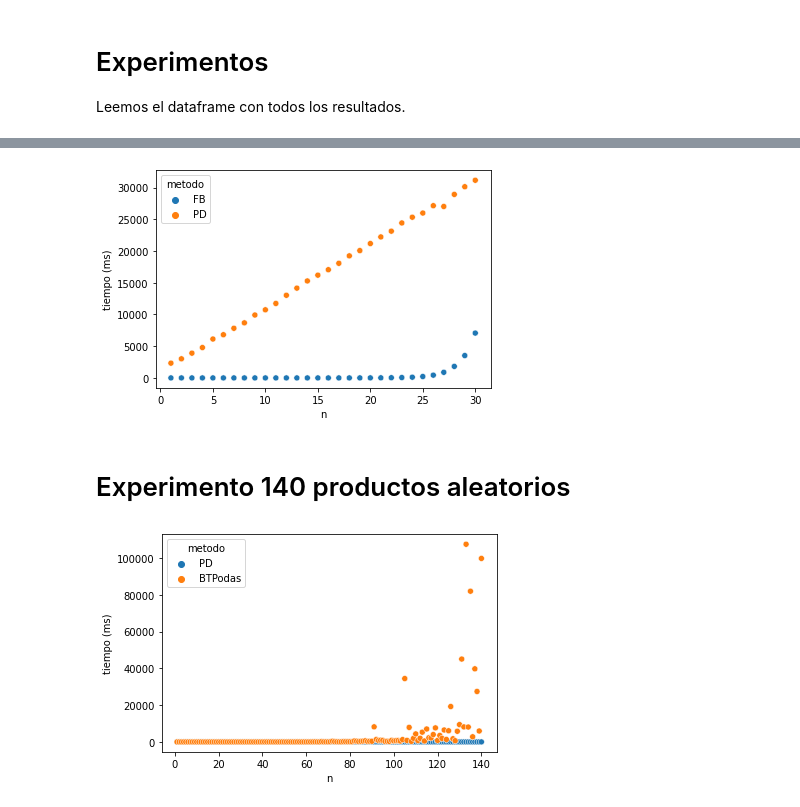
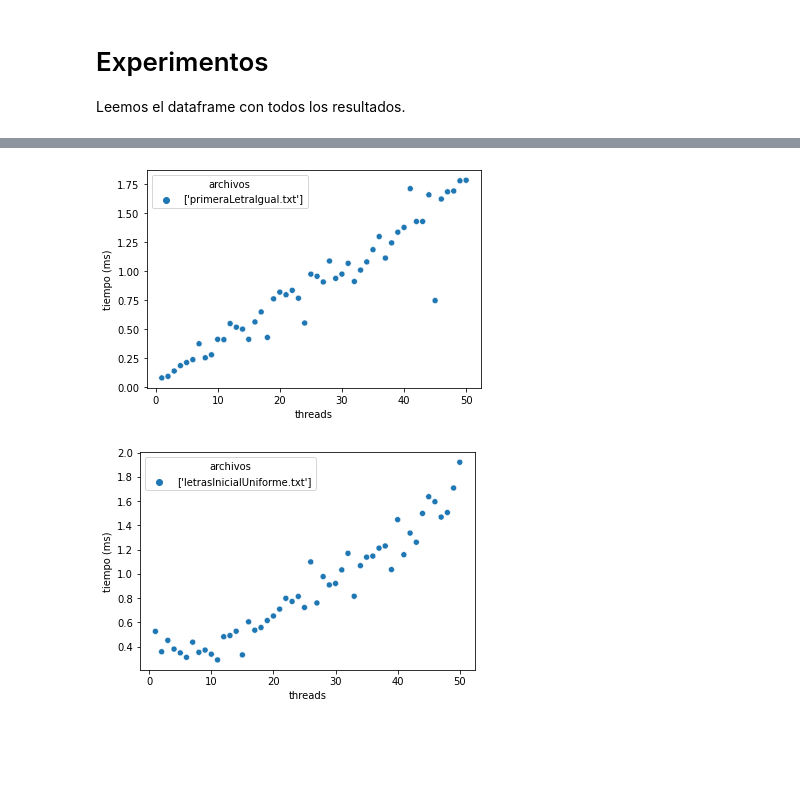
Before and after one commit to axelnico/so-tp-threading, a Jupyter notebook: analisis.ipynb, the cells around one changed output, grey strips where cells are left out. Drawn from its saved outputs; the diff is of its cells as text; code cells hidden in the pictures; blank space fills up the shorter version.

Commit message:
emprolijamiento de archivos de jupyter

```diff
--- a/analisis.ipynb
+++ b/analisis.ipynb
@@ -29,7 +26,7 @@ Los métodos evaluados en este notebook son los siguientes:
 # Experimentos
 Leemos el dataframe con todos los resultados.
 # %%
-df_resultados = pd.read_csv("resultado4.csv");
+df_resultados = pd.read_csv("resultado.csv");
 df_resultados.head()
 # %% [output]
 |  | Experimento | tA | tM | archivos | tiempoA | tiempoM |
@@ -85,16 +56,14 @@ En este experimento se trata de comparar FB y PD cuando hay pocos productos, per
 # %%
-df_R_grande = df_resultados[((df_resultados["metodo"]=="FB") | (df_resultados["metodo"]=="PD")) & (df_resultados["dataset"] == "R-grande")].copy();
-fig = sns.scatterplot(data=df_R_grande, x='n', y='tiempo', hue='metodo');
-fig.set(xlabel='n', ylabel='tiempo (ms)');
-plt.savefig("graficos/R-grande-BT-PD.svg");
+df_complejidad_FB = df_resultados[(df_resultados["Experimento"]=="Maximo") & (df_resultados["archivos"]=="['primeraLetraIgual.txt']")].copy();
+fig = sns.scatterplot(data=df_complejidad_FB, x='tM', y='tiempoM', hue='archivos');
+fig.set(xlabel='threads', ylabel='tiempo (ms)');
+plt.savefig("maximo-threads-muchas-palabras-primera-letra-igual.svg");
 # %% [output]
-[figure, old version]
+[figure, new version]
-# %% [markdown]
-# Experimento 140 productos aleatorios
 # %%
-df_aleatorio_muchos_productos = df_resultados[((df_resultados["metodo"]=="BTPodas") | (df_resultados["metodo"]=="PD")) & (df_resultados["dataset"] == "random-muchos-productos")].copy();
-fig = sns.scatterplot(data=df_aleatorio_muchos_productos, x='n', y='tiempo', hue='metodo');
-fig.set(xlabel='n', ylabel='tiempo (ms)');
-plt.savefig("graficos/comparacion-fb-dp-muchos-productos.svg");
+df_complejidad_FB = df_resultados[(df_resultados["Experimento"]=="Maximo") & (df_resultados["archivos"]=="['letrasInicialUniforme.txt']")].copy();
+fig = sns.scatterplot(data=df_complejidad_FB, x='tM', y='tiempoM', hue='archivos');
+fig.set(xlabel='threads', ylabel='tiempo (ms)');
+plt.savefig("maximo-threads-muchas-palabras-letras-inicial-uniforme.svg");
 # %% [output]
-[figure, old version]
+[figure, new version]
```
Also changed, not shown: parts of 16 cells of this notebook, 2 other files.
